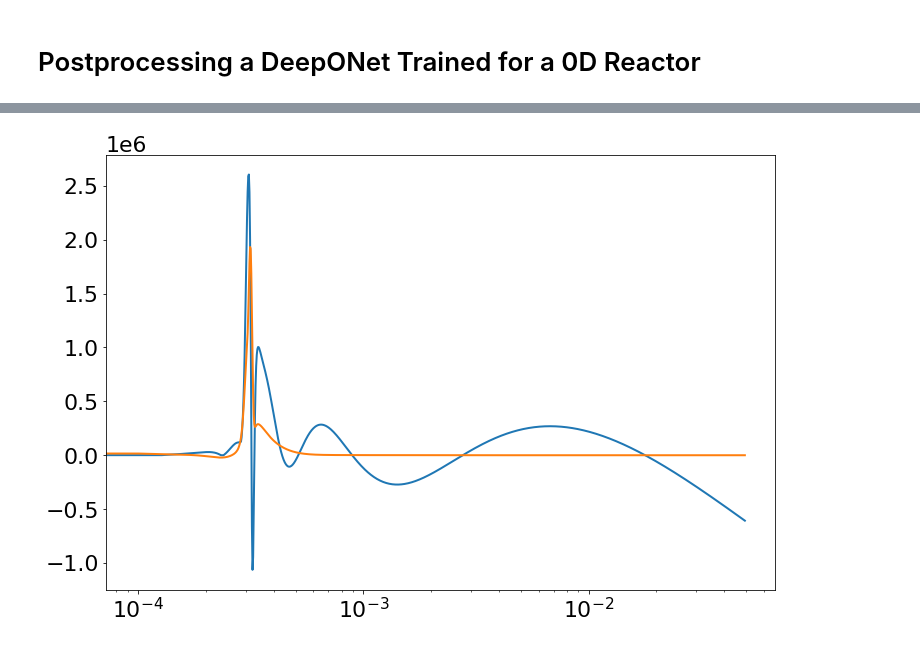
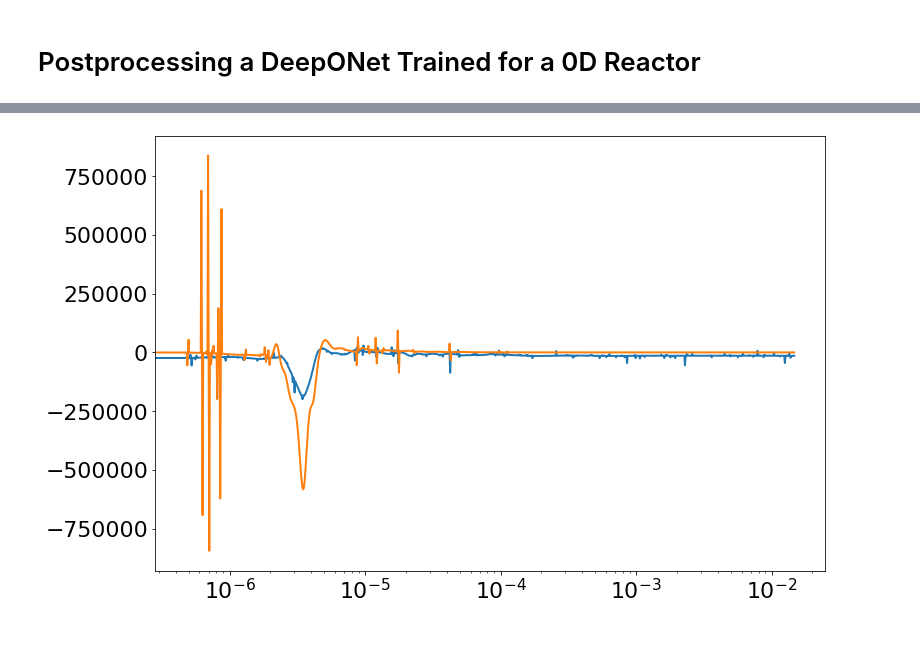
Before and after one commit to simoneventuri/ROMNet_, a Jupyter notebook: scripts/postprocessing/0DReactor/DeepONet/Predict_DeepONet.ipynb, the cells around one changed output, grey strips where cells are left out. Saved outputs shown, nothing was run; the diff lists cells and outputs as text; code cells hidden in the pictures.

```diff
--- a/scripts/postprocessing/0DReactor/DeepONet/Predict_DeepONet.ipynb
+++ b/scripts/postprocessing/0DReactor/DeepONet/Predict_DeepONet.ipynb
@@ -21,19 +21,24 @@ import romnet                             as rmnt
 
 ROMNetFldr    = WORKSPACE_PATH + '/ROMNet/romnet/'
 
-OutputDir     = WORKSPACE_PATH+'/ROMNet/Data/0DReact_Isobaric_10Cases/'
-TestDir       = WORKSPACE_PATH+'/ROMNet/Data/0DReact_Isobaric_10Cases/'
+OutputDir     = WORKSPACE_PATH+'/ROMNet/Data/0DReact_Isobaric_100Cases_Highest/'
+TestDir       = WORKSPACE_PATH+'/ROMNet/Data/0DReact_Isobaric_100Cases_Highest/'
 
-PathToRunFld  = WORKSPACE_PATH + '/ROMNet/0DReact_Isobaric_10Cases/DeepONet/Deterministic/Run_3/'
+PathToRunFld  = WORKSPACE_PATH + '/ROMNet/0DReact_Isobaric_100Cases_Highest/DeepONet/Deterministic/Run_2/'
 #PathToRunFld  = WORKSPACE_PATH + '/ROMNet/0DReact_10Cases/DeepONet/MCDropOut/Run_1/'
 #PathToRunFld  = WORKSPACE_PATH + '/ROMNet/0DReact_10Cases/DeepONet/BayesByBackprop/Run_1/'
 
-CasesVec      = [5]
-DirDir        = OutputDir #OutputDir #TestDir
+DirDir        = OutputDir
+DirName       = 'test'
+CasesVec      = range(5)#[1,0,2]
+# DirName       = 'train'
+# CasesVec      = [98,85,56,47] #range(0,100,20)
+
+
 
 NSamples      = 1
 
-NVarsRed      = 5
+NVarsRed      = 7
 
 FixedMinVal   = 1.e-14
 # %%
@@ -90,6 +100,9 @@ C        = pd.read_csv(FileName, delimiter=',', header=None).to_numpy()
 
 FileName = OutputDir+'/'+str(NVarsRed)+'PC/ROM/D.csv'
 D        = pd.read_csv(FileName, delimiter=',', header=None).to_numpy()
+
+FileName    = OutputDir+'/'+str(NVarsRed)+'PC/ROM/ToOrig_Mask.csv'
+ToOrig_Mask = pd.read_csv(FileName, delimiter=',', header=None).to_numpy(int)[:,0]
 # %%
 ### Evaluating on Test Data
 
@@ -119,16 +132,16 @@ for iVars in range(1,NVarsRed+1):
 
 
 
-FileName     = OutputDir + '/Orig/train/ext/SimIdxs.csv'
+FileName     = OutputDir + '/Orig/'+DirName+'/ext/SimIdxs.csv'
 Data         = pd.read_csv(FileName, header=0)
 SimIdxs      = Data.to_numpy(int)
 
-FileName     = OutputDir + '/Orig/train/ext/ICs.csv'
+FileName     = OutputDir + '/Orig/'+DirName+'/ext/ICs.csv'
 Data         = pd.read_csv(FileName)
 ICVecs       = Data.to_numpy()
 NICs         = len(ICVecs)
 # %%
 InputVars = ['T0']+Vars0+['t']
-InputVars = ['T0']+['t']
+#InputVars = ['T0']+['t']
 InputVars
 # %% [output]
@@ -311,38 +362,38 @@ plt.xscale('log')
 # %%
-iPC = 0
+iPC = 1
 
-FileName         = OutputDir+'/'+str(NVarsRed)+'PC/train/ext/PC.csv.'+str(iTest+1)
-Data             = pd.read_csv(FileName, header=0)
-tVec             = np.maximum(Data['t'].to_numpy(), -1)#FixedMinVal)
-yPCA_Data        = Data[Vars].to_numpy()
+FileName       = OutputDir+'/'+str(NVarsRed)+'PC/train/ext/PC.csv.'+str(iTest+1)
+Data           = pd.read_csv(FileName, header=0)
+tVec           = np.maximum(Data['t'].to_numpy(), -1)#FixedMinVal)
+yPCA_Data      = Data[Vars].to_numpy()
 
 FileName       = OutputDir+'/'+str(NVarsRed)+'PC/train/ext/PCSource.csv.'+str(iTest+1)
 DataSource     = pd.read_csv(FileName, header=0)
 dPCdt_Data     = DataSource[SVars].to_numpy()
 
 dPCdt_Data_f   = ZeroDR.f_pc(0., yPCA_Data,  None)
 dPCdt_Data_n   = np.gradient(yPCA_Data[:,iPC], tVec) #* tVec[:,0]
 
 dPCdt_Pred_f   = ZeroDR.f_pc(0., yPCA_Pred,  None)
 dPCdt_Pred_n   = np.gradient(yPCA_Pred[:,iPC], tVec) #* tVec[:,0]
 
 
 
 fig = plt.figure(figsize=(12,8))
 
 #plt.plot(tVec, dPCdt_Data[:,iPC])
 
 #plt.plot(tVec, dPCdt_Data_f[:,iPC])
 #plt.plot(tVec, dPCdt_Data_n)
 
-plt.plot(tVec, dPCdt_Pred_f[:,iPC])
-plt.plot(tVec, dPCdt_Pred_n)
+plt.plot(tVec, dPCdt_Pred_f[:,iPC]/model.y_range[iPC])
+plt.plot(tVec, dPCdt_Pred_n/model.y_range[iPC])
 
 plt.xscale('log')
 # plt.xlim([1.e-14,1.e-13])
 # plt.ylim([-1e9, 1e7])
 # %% [output]
-[figure, old version]
+[figure, new version]
 # %%
 fig = plt.figure(figsize=(12,8))
 plt.plot(tVec, yPCA_Data[:,iPC])
```
Also changed, not shown: parts of 10 cells of this notebook, 15 other files.
